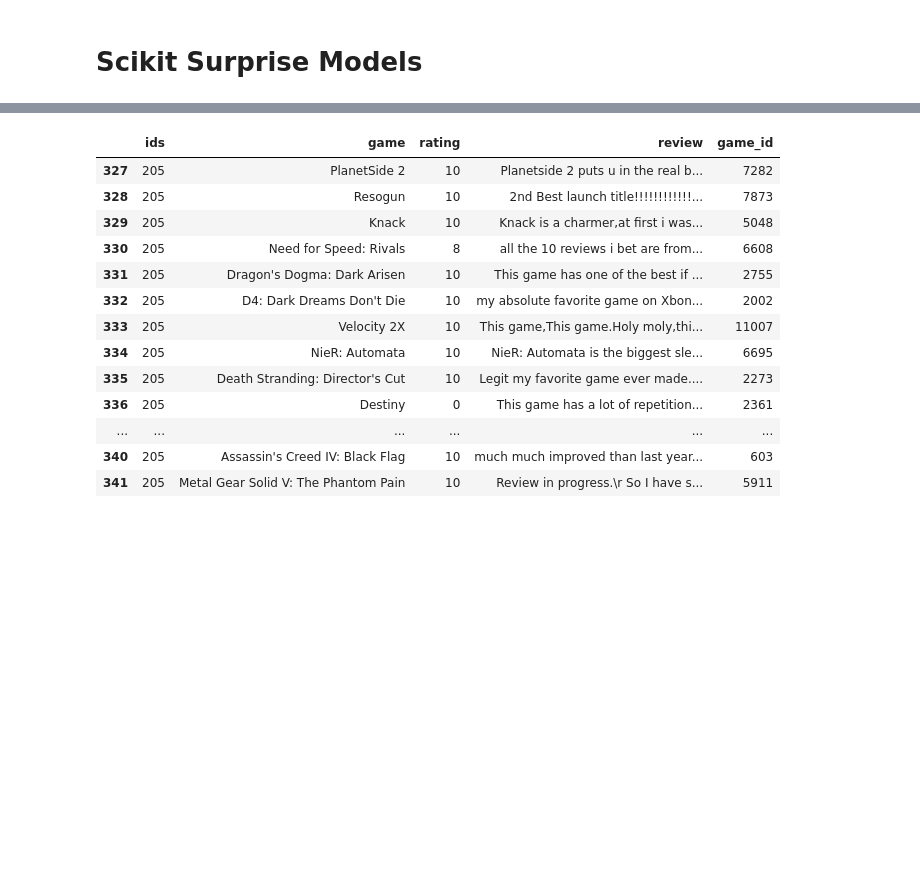
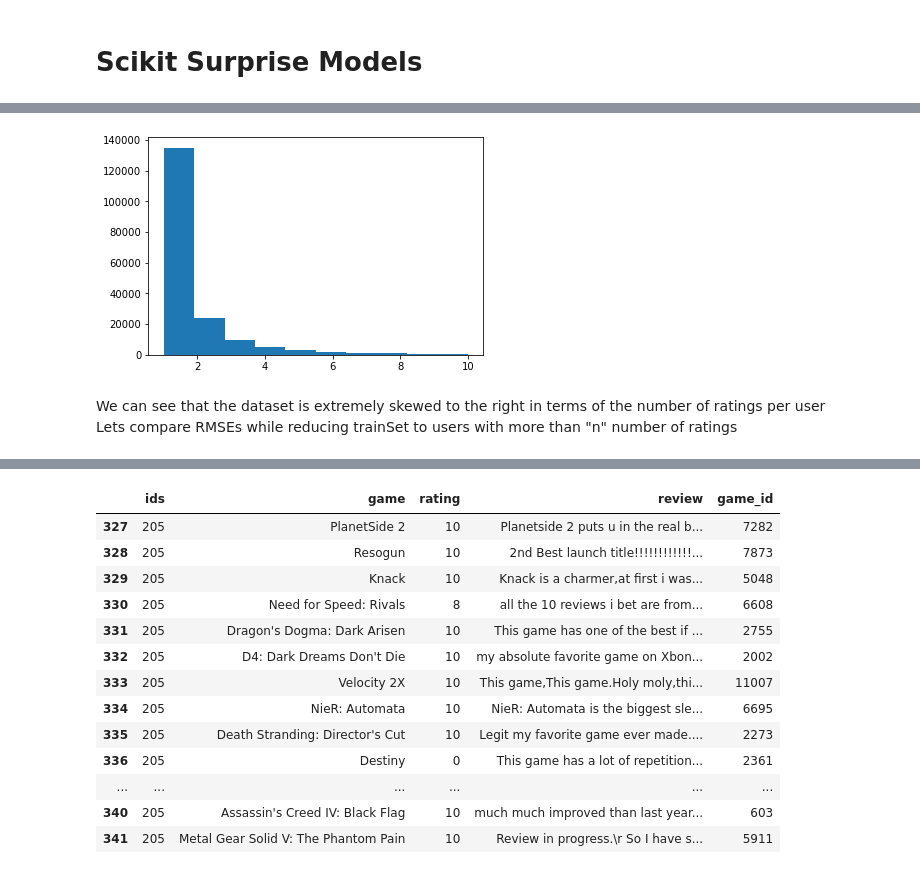
Before and after one commit to trentenAB/Video_Game_Recommendation_System, a Jupyter notebook: notebooks/Preprocess and Modeling.ipynb, the cells around one changed output, grey strips where cells are left out. Saved outputs shown, nothing was run; the diff lists cells and outputs as text; code cells hidden in the pictures; blank space fills up the shorter version.

```diff
--- a/notebooks/Preprocess and Modeling.ipynb
+++ b/notebooks/Preprocess and Modeling.ipynb
@@ -771,4 +771,0 @@ user_ratings.head()
-# %%
-user_ratings['game_id'] = user_ratings.groupby('game').ngroup()
-counts = user_ratings['ids'].value_counts()[user_ratings['ids'].value_counts()>1]
-user_ratings = user_ratings[user_ratings.ids.isin(counts.index[counts.gt(9)])]
@@ -805,0 +830,8 @@ Test time         0.31    0.30    0.30    0.27    0.29    0.29    0.01
+# %%
+c = pd.DataFrame(user_ratings['ids'].value_counts())
+plt.hist(c[c<11]);
+# %% [output]
+[figure, added]
+# %% [markdown]
+We can see that the dataset is extremely skewed to the right in terms of the number of ratings per user<br>
+Lets compare RMSEs while reducing trainSet to users with more than "n" number of ratings
```
Also changed, not shown: parts of 45 cells of this notebook.
